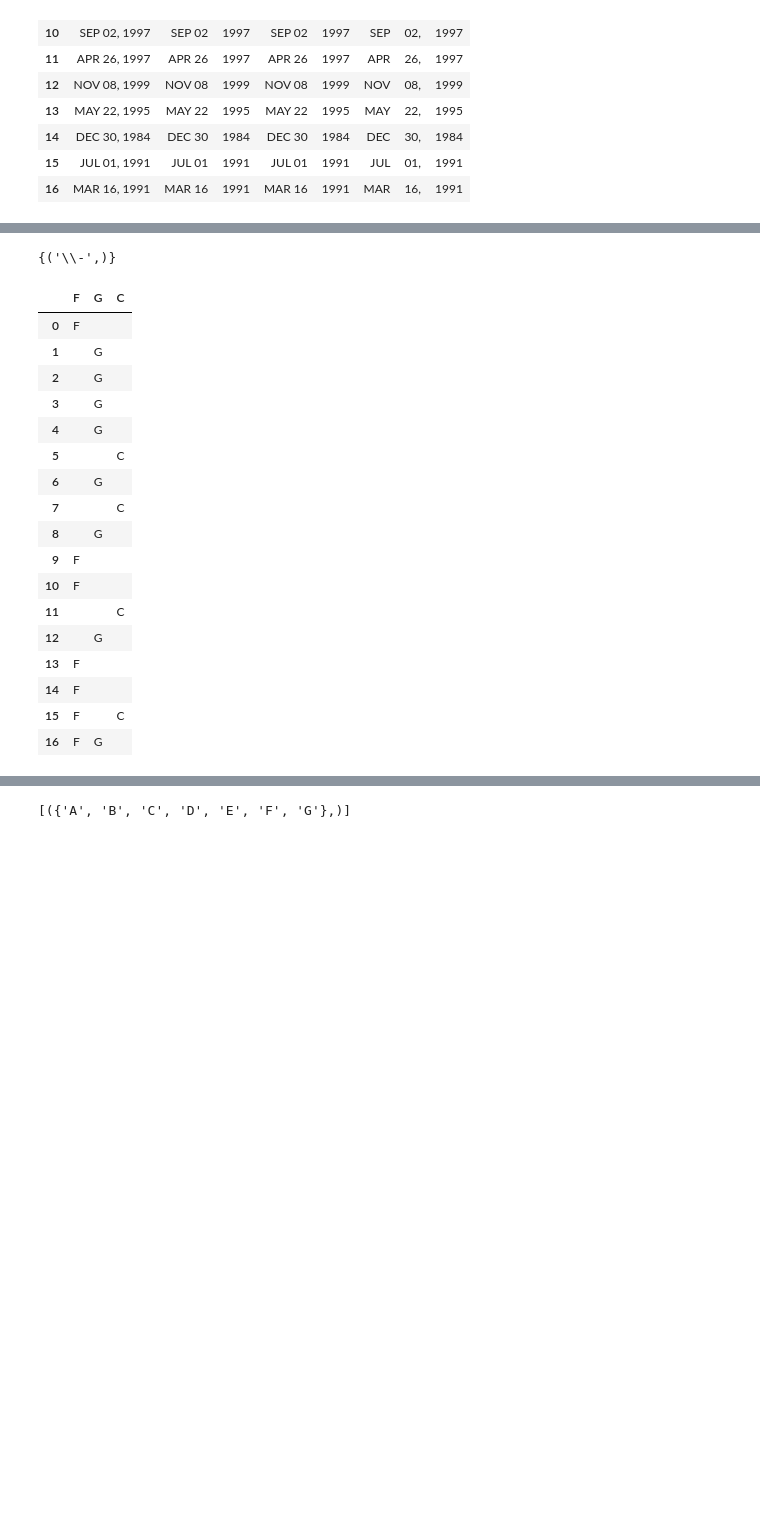
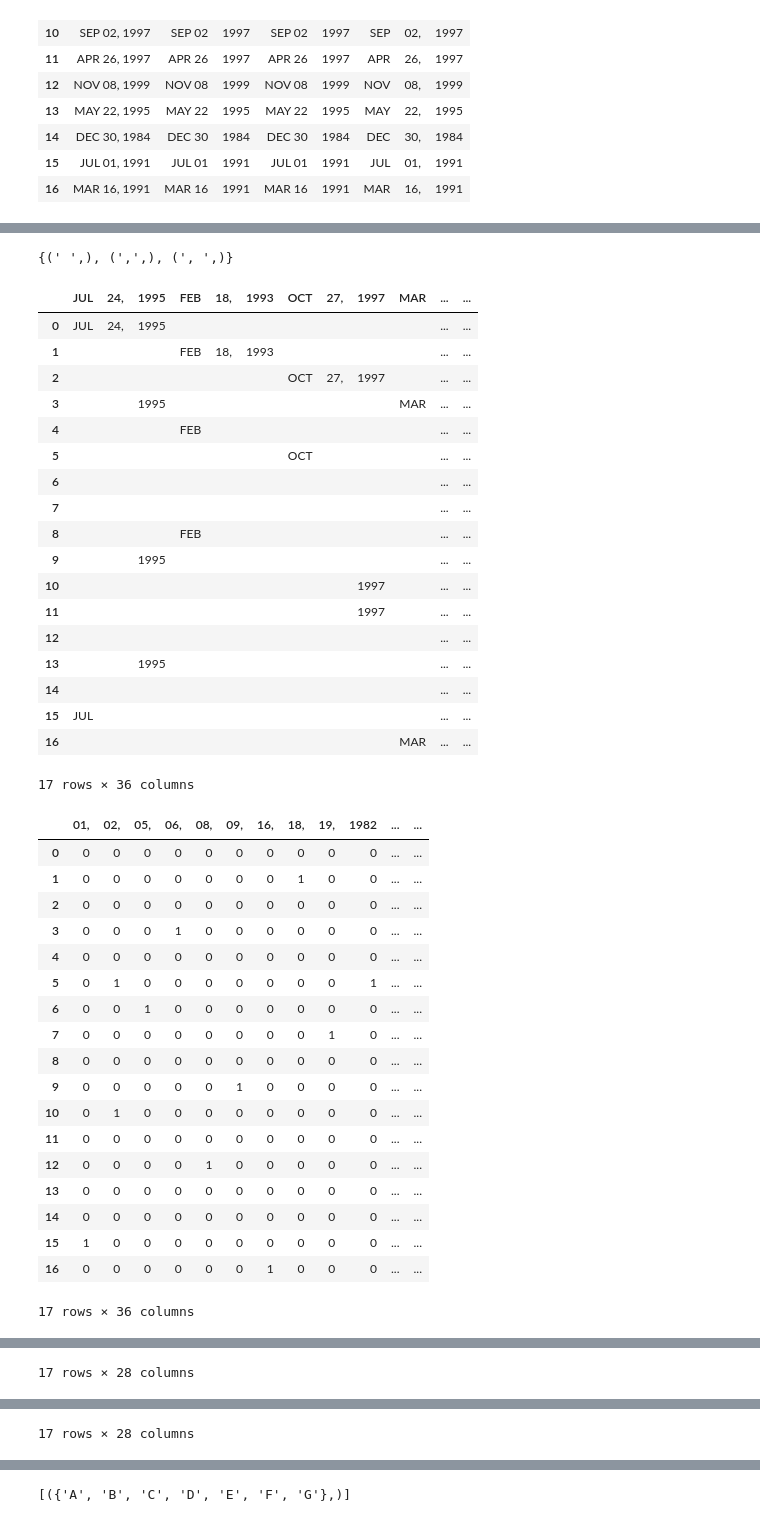
Before and after one commit to PidgeyUsedGust/avatar, a Jupyter notebook: notebooks/transformations.ipynb, the cells around one changed output, grey strips where cells are left out. Drawn from its saved outputs; the diff is of its cells as text; code cells hidden in the pictures; blank space fills up the shorter version.

```diff
--- a/notebooks/transformations.ipynb
+++ b/notebooks/transformations.ipynb
@@ -79,27 +83,49 @@ from avatar.transformations.string import SplitAlign
 # %%
-display(SplitAlign.arguments(nba.POSITION))
+c = nba.BIRTH_DATE
 
+display(SplitAlign.arguments(c))
 
-for argument in SplitAlign.arguments(nba.POSITION):
+for argument in SplitAlign.arguments(c):
     sa = SplitAlign(*argument)
-    display(sa(nba.POSITION))
+    display(sa(c))
+    display(sa.call2(c))
 # %% [output]
-{('\\-',)}
+{(' ',), (',',), (', ',)}
-|  | F | G | C |
-| 0 | F |  |  |
-| 1 |  | G |  |
-| 2 |  | G |  |
-| 3 |  | G |  |
-| 4 |  | G |  |
-| 5 |  |  | C |
-| 6 |  | G |  |
-| 7 |  |  | C |
-| 8 |  | G |  |
-| 9 | F |  |  |
-| 10 | F |  |  |
-| 11 |  |  | C |
-| 12 |  | G |  |
-| 13 | F |  |  |
-| 14 | F |  |  |
-| 15 | F |  | C |
-| 16 | F | G |  |
+|  | JUL | 24, | 1995 | FEB | 18, | 1993 | OCT | 27, | 1997 | MAR | ... | ... |
+| 0 | JUL | 24, | 1995 |  |  |  |  |  |  |  | ... | ... |
+| 1 |  |  |  | FEB | 18, | 1993 |  |  |  |  | ... | ... |
+| 2 |  |  |  |  |  |  | OCT | 27, | 1997 |  | ... | ... |
+| 3 |  |  | 1995 |  |  |  |  |  |  | MAR | ... | ... |
+| 4 |  |  |  | FEB |  |  |  |  |  |  | ... | ... |
+| 5 |  |  |  |  |  |  | OCT |  |  |  | ... | ... |
+| 6 |  |  |  |  |  |  |  |  |  |  | ... | ... |
+| 7 |  |  |  |  |  |  |  |  |  |  | ... | ... |
+| 8 |  |  |  | FEB |  |  |  |  |  |  | ... | ... |
+| 9 |  |  | 1995 |  |  |  |  |  |  |  | ... | ... |
+| 10 |  |  |  |  |  |  |  |  | 1997 |  | ... | ... |
+| 11 |  |  |  |  |  |  |  |  | 1997 |  | ... | ... |
+| 12 |  |  |  |  |  |  |  |  |  |  | ... | ... |
+| 13 |  |  | 1995 |  |  |  |  |  |  |  | ... | ... |
+| 14 |  |  |  |  |  |  |  |  |  |  | ... | ... |
+| 15 | JUL |  |  |  |  |  |  |  |  |  | ... | ... |
+| 16 |  |  |  |  |  |  |  |  |  | MAR | ... | ... |
+17 rows × 36 columns
+|  | 01, | 02, | 05, | 06, | 08, | 09, | 16, | 18, | 19, | 1982 | ... | ... |
+| 0 | 0 | 0 | 0 | 0 | 0 | 0 | 0 | 0 | 0 | 0 | ... | ... |
+| 1 | 0 | 0 | 0 | 0 | 0 | 0 | 0 | 1 | 0 | 0 | ... | ... |
+| 2 | 0 | 0 | 0 | 0 | 0 | 0 | 0 | 0 | 0 | 0 | ... | ... |
+| 3 | 0 | 0 | 0 | 1 | 0 | 0 | 0 | 0 | 0 | 0 | ... | ... |
+| 4 | 0 | 0 | 0 | 0 | 0 | 0 | 0 | 0 | 0 | 0 | ... | ... |
+| 5 | 0 | 1 | 0 | 0 | 0 | 0 | 0 | 0 | 0 | 1 | ... | ... |
+| 6 | 0 | 0 | 1 | 0 | 0 | 0 | 0 | 0 | 0 | 0 | ... | ... |
+| 7 | 0 | 0 | 0 | 0 | 0 | 0 | 0 | 0 | 1 | 0 | ... | ... |
+| 8 | 0 | 0 | 0 | 0 | 0 | 0 | 0 | 0 | 0 | 0 | ... | ... |
+| 9 | 0 | 0 | 0 | 0 | 0 | 1 | 0 | 0 | 0 | 0 | ... | ... |
+| 10 | 0 | 1 | 0 | 0 | 0 | 0 | 0 | 0 | 0 | 0 | ... | ... |
+| 11 | 0 | 0 | 0 | 0 | 0 | 0 | 0 | 0 | 0 | 0 | ... | ... |
+| 12 | 0 | 0 | 0 | 0 | 1 | 0 | 0 | 0 | 0 | 0 | ... | ... |
+| 13 | 0 | 0 | 0 | 0 | 0 | 0 | 0 | 0 | 0 | 0 | ... | ... |
+| 14 | 0 | 0 | 0 | 0 | 0 | 0 | 0 | 0 | 0 | 0 | ... | ... |
+| 15 | 1 | 0 | 0 | 0 | 0 | 0 | 0 | 0 | 0 | 0 | ... | ... |
+| 16 | 0 | 0 | 0 | 0 | 0 | 0 | 1 | 0 | 0 | 0 | ... | ... |
+17 rows × 36 columns
@@ -105,0 +150 @@ for argument in SplitAlign.arguments(nba.POSITION):
+17 rows × 28 columns
@@ -105,0 +169 @@ for argument in SplitAlign.arguments(nba.POSITION):
+17 rows × 28 columns
```
Also changed, not shown: parts of 5 cells of this notebook, 14 other files.
